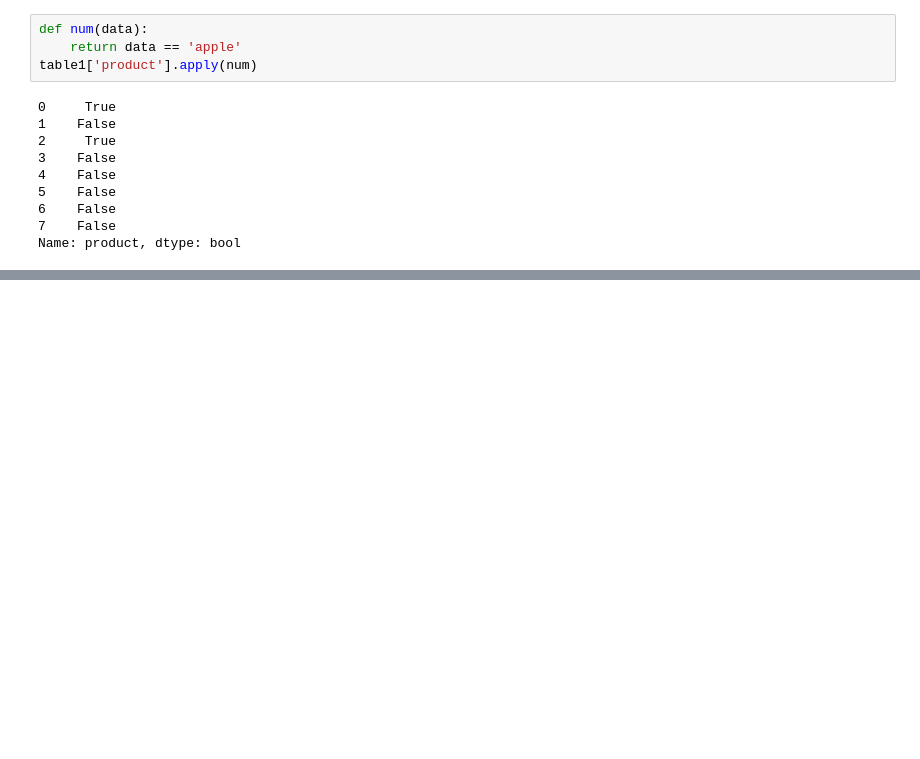
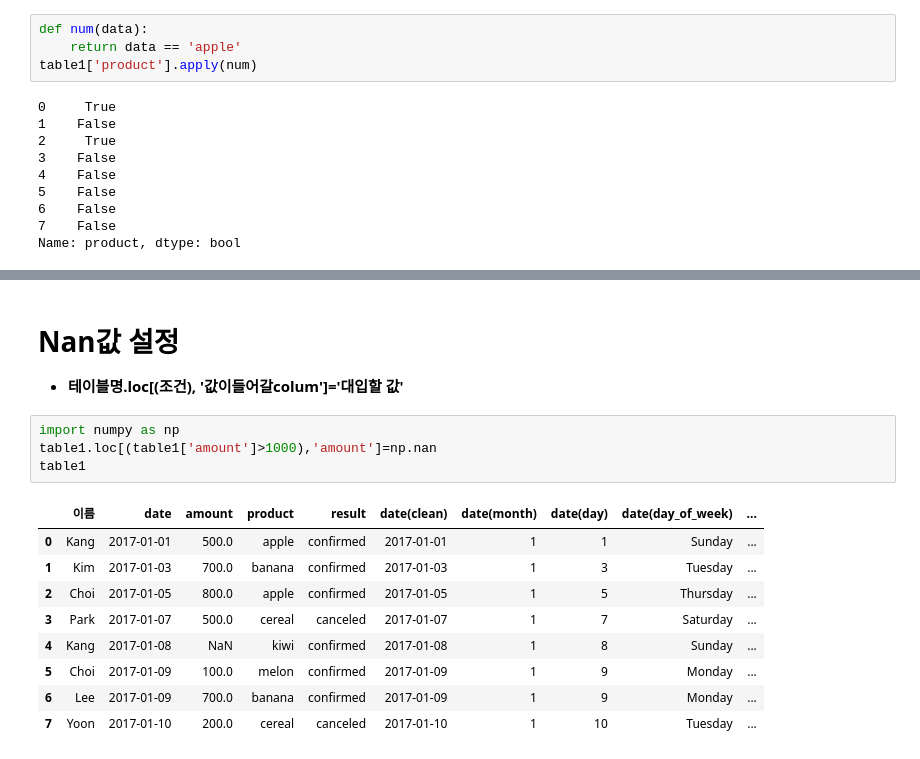
Before and after one commit to b8goal/PIRL-AI-Big-Data, a Jupyter notebook: 데이터분석/Big_Data_Project/Test.ipynb, the cells around one changed output, grey strips where cells are left out. Saved outputs shown, nothing was run; the diff lists cells and outputs as text; blank space fills up the shorter version.

```diff
--- a/데이터분석/Big_Data_Project/Test.ipynb
+++ b/데이터분석/Big_Data_Project/Test.ipynb
@@ -136,0 +264,17 @@ Name: product, dtype: bool
+# %% [markdown]
+# Nan값 설정
+- **테이블명.loc[(조건), '값이들어갈colum']='대입할 값'**
+# %%
+import numpy as np
+table1.loc[(table1['amount']>1000),'amount']=np.nan
+table1
+# %% [output]
+|  | 이름 | date | amount | product | result | date(clean) | date(month) | date(day) | date(day_of_week) | ... |
+| 0 | Kang | 2017-01-01 | 500.0 | apple | confirmed | 2017-01-01 | 1 | 1 | Sunday | ... |
+| 1 | Kim | 2017-01-03 | 700.0 | banana | confirmed | 2017-01-03 | 1 | 3 | Tuesday | ... |
+| 2 | Choi | 2017-01-05 | 800.0 | apple | confirmed | 2017-01-05 | 1 | 5 | Thursday | ... |
+| 3 | Park | 2017-01-07 | 500.0 | cereal | canceled | 2017-01-07 | 1 | 7 | Saturday | ... |
+| 4 | Kang | 2017-01-08 | NaN | kiwi | confirmed | 2017-01-08 | 1 | 8 | Sunday | ... |
+| 5 | Choi | 2017-01-09 | 100.0 | melon | confirmed | 2017-01-09 | 1 | 9 | Monday | ... |
+| 6 | Lee | 2017-01-09 | 700.0 | banana | confirmed | 2017-01-09 | 1 | 9 | Monday | ... |
+| 7 | Yoon | 2017-01-10 | 200.0 | cereal | canceled | 2017-01-10 | 1 | 10 | Tuesday | ... |
```
Also changed, not shown: parts of 13 cells of this notebook.
